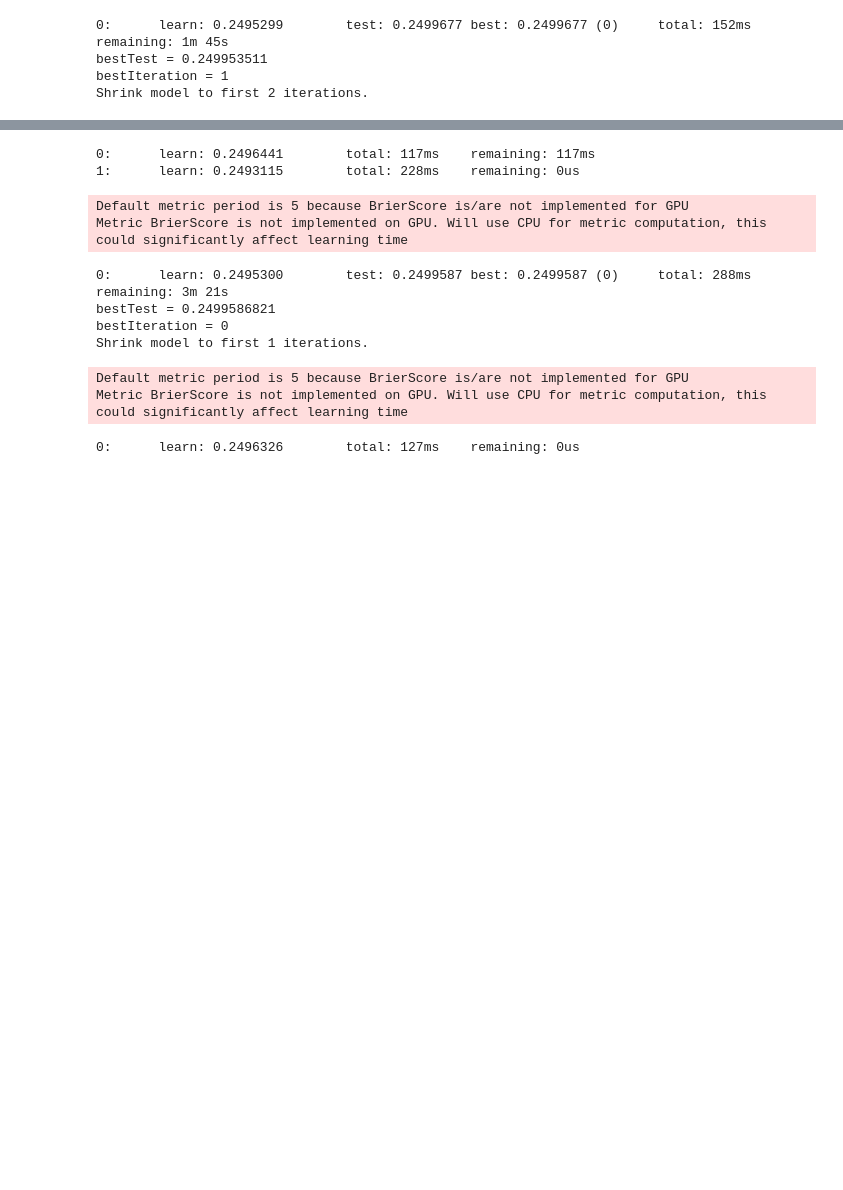
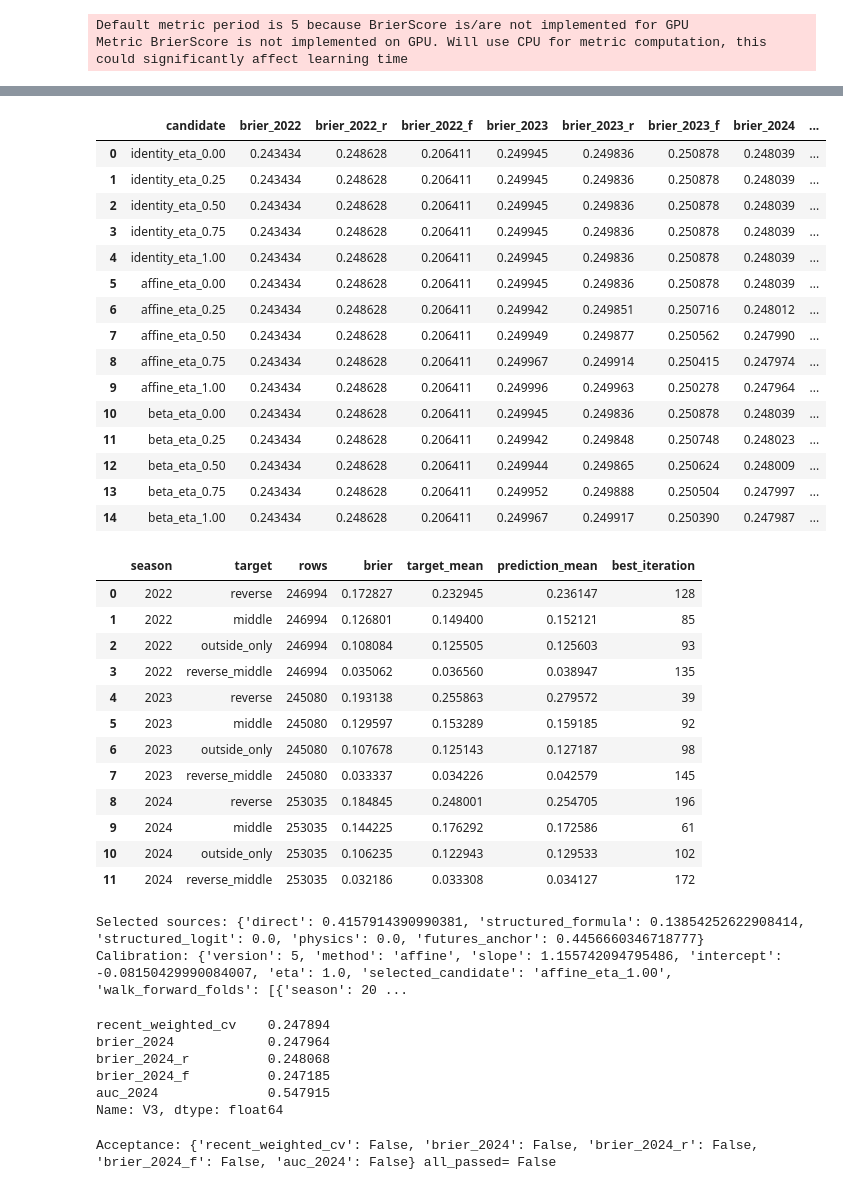
Before and after one commit to junhyun111/baseball, a Jupyter notebook: main.ipynb, the cells around one changed output, grey strips where cells are left out. Cells and saved outputs as stored; diff of their text form; code cells hidden in the pictures; blank space fills up the shorter version.

```diff
--- a/main.ipynb
+++ b/main.ipynb
@@ -23,21 +23,17 @@ for module, (distribution, wanted) in required_packages.items():
 if install:
     subprocess.check_call([sys.executable, "-m", "pip", "install", *install])
 # %%
-import json
 import os
 from pathlib import Path
 
 import pandas as pd
 from IPython.display import display
-from train_v4 import run as run_v4
+from train_v3 import run_training
 
 ROOT = Path.cwd().resolve()
 if not (ROOT / "result.py").exists():
     raise FileNotFoundError("프로젝트 루트에서 main.ipynb를 실행해 주세요.")
-DATA_DIR = Path(os.environ.get("BASEBALL_DATA_DIR", ROOT / "open" / "data")).resolve()
-if not (DATA_DIR / "train.csv").exists():
-    raise FileNotFoundError(f"학습 데이터를 찾을 수 없습니다: {DATA_DIR / 'train.csv'}")
-RUN_DIR = ROOT / "runs" / "research" / "strict_direct"
-print(f"project={ROOT}, data_dir={DATA_DIR}, run_dir={RUN_DIR}")
+RUN_DIR = Path(os.environ.get("BASEBALL_RUN_DIR", ROOT / "runs" / "v3")).resolve()
+print(f"project={ROOT}, run_dir={RUN_DIR}")
 print(f"task_type={os.environ.get('BASEBALL_TASK_TYPE', 'GPU')}, devices={os.environ.get('BASEBALL_GPU_DEVICES', '0')}")
 # %% [output]
@@ -50,8 +46,11 @@ task_type=GPU, devices=0
 # %%
-experiments = run_v4(ROOT, DATA_DIR)
-result_columns = [
-    "experiment_id", "stage", "feature_count", "brier_2022",
-    "brier_2023", "brier_2024", "weighted_brier", "decision",
-]
-display(experiments[[column for column in result_columns if column in experiments.columns]])
+result = run_training(ROOT, RUN_DIR)
+display(result["blend_candidates"])
+display(result["calibration_metrics"])
+display(result["failure_metrics"])
+print("Selected sources:", result["summary"]["ensemble"]["weight_map"])
+print("Calibration:", result["summary"]["calibration"])
+summary_keys = ["recent_weighted_cv", "brier_2024", "brier_2024_r", "brier_2024_f", "auc_2024"]
+display(pd.Series({key: result["summary"][key] for key in summary_keys}, name="V3"))
+print("Acceptance:", result["summary"]["acceptance"], "all_passed=", result["summary"]["all_acceptance_passed"])
 # %% [output]
@@ -70,4 +108,2 @@ Metric BrierScore is not implemented on GPU. Will use CPU for metric computation
-0:      learn: 0.2495299        test: 0.2499677 best: 0.2499677 (0)     total: 152ms    remaining: 1m 45s
-bestTest = 0.249953511
-bestIteration = 1
-Shrink model to first 2 iterations.
+Default metric period is 5 because BrierScore is/are not implemented for GPU
+Metric BrierScore is not implemented on GPU. Will use CPU for metric computation, this could significantly affect learning time
@@ -76,11 +132,38 @@ Metric BrierScore is not implemented on GPU. Will use CPU for metric computation
+|  | candidate | brier_2022 | brier_2022_r | brier_2022_f | brier_2023 | brier_2023_r | brier_2023_f | brier_2024 | ... |
+| 0 | identity_eta_0.00 | 0.243434 | 0.248628 | 0.206411 | 0.249945 | 0.249836 | 0.250878 | 0.248039 | ... |
+| 1 | identity_eta_0.25 | 0.243434 | 0.248628 | 0.206411 | 0.249945 | 0.249836 | 0.250878 | 0.248039 | ... |
+| 2 | identity_eta_0.50 | 0.243434 | 0.248628 | 0.206411 | 0.249945 | 0.249836 | 0.250878 | 0.248039 | ... |
+| 3 | identity_eta_0.75 | 0.243434 | 0.248628 | 0.206411 | 0.249945 | 0.249836 | 0.250878 | 0.248039 | ... |
+| 4 | identity_eta_1.00 | 0.243434 | 0.248628 | 0.206411 | 0.249945 | 0.249836 | 0.250878 | 0.248039 | ... |
+| 5 | affine_eta_0.00 | 0.243434 | 0.248628 | 0.206411 | 0.249945 | 0.249836 | 0.250878 | 0.248039 | ... |
+| 6 | affine_eta_0.25 | 0.243434 | 0.248628 | 0.206411 | 0.249942 | 0.249851 | 0.250716 | 0.248012 | ... |
+| 7 | affine_eta_0.50 | 0.243434 | 0.248628 | 0.206411 | 0.249949 | 0.249877 | 0.250562 | 0.247990 | ... |
+| 8 | affine_eta_0.75 | 0.243434 | 0.248628 | 0.206411 | 0.249967 | 0.249914 | 0.250415 | 0.247974 | ... |
+| 9 | affine_eta_1.00 | 0.243434 | 0.248628 | 0.206411 | 0.249996 | 0.249963 | 0.250278 | 0.247964 | ... |
+| 10 | beta_eta_0.00 | 0.243434 | 0.248628 | 0.206411 | 0.249945 | 0.249836 | 0.250878 | 0.248039 | ... |
+| 11 | beta_eta_0.25 | 0.243434 | 0.248628 | 0.206411 | 0.249942 | 0.249848 | 0.250748 | 0.248023 | ... |
+| 12 | beta_eta_0.50 | 0.243434 | 0.248628 | 0.206411 | 0.249944 | 0.249865 | 0.250624 | 0.248009 | ... |
+| 13 | beta_eta_0.75 | 0.243434 | 0.248628 | 0.206411 | 0.249952 | 0.249888 | 0.250504 | 0.247997 | ... |
+| 14 | beta_eta_1.00 | 0.243434 | 0.248628 | 0.206411 | 0.249967 | 0.249917 | 0.250390 | 0.247987 | ... |
+|  | season | target | rows | brier | target_mean | prediction_mean | best_iteration |
+| 0 | 2022 | reverse | 246994 | 0.172827 | 0.232945 | 0.236147 | 128 |
+| 1 | 2022 | middle | 246994 | 0.126801 | 0.149400 | 0.152121 | 85 |
+| 2 | 2022 | outside_only | 246994 | 0.108084 | 0.125505 | 0.125603 | 93 |
+| 3 | 2022 | reverse_middle | 246994 | 0.035062 | 0.036560 | 0.038947 | 135 |
+| 4 | 2023 | reverse | 245080 | 0.193138 | 0.255863 | 0.279572 | 39 |
+| 5 | 2023 | middle | 245080 | 0.129597 | 0.153289 | 0.159185 | 92 |
+| 6 | 2023 | outside_only | 245080 | 0.107678 | 0.125143 | 0.127187 | 98 |
+| 7 | 2023 | reverse_middle | 245080 | 0.033337 | 0.034226 | 0.042579 | 145 |
+| 8 | 2024 | reverse | 253035 | 0.184845 | 0.248001 | 0.254705 | 196 |
+| 9 | 2024 | middle | 253035 | 0.144225 | 0.176292 | 0.172586 | 61 |
+| 10 | 2024 | outside_only | 253035 | 0.106235 | 0.122943 | 0.129533 | 102 |
+| 11 | 2024 | reverse_middle | 253035 | 0.032186 | 0.033308 | 0.034127 | 172 |
-0:      learn: 0.2496441        total: 117ms    remaining: 117ms
-1:      learn: 0.2493115        total: 228ms    remaining: 0us
+Selected sources: {'direct': 0.4157914390990381, 'structured_formula': 0.13854252622908414, 'structured_logit': 0.0, 'physics': 0.0, 'futures_anchor': 0.4456660346718777}
+Calibration: {'version': 5, 'method': 'affine', 'slope': 1.155742094795486, 'intercept': -0.08150429990084007, 'eta': 1.0, 'selected_candidate': 'affine_eta_1.00', 'walk_forward_folds': [{'season': 20 ...
-Default metric period is 5 because BrierScore is/are not implemented for GPU
-Metric BrierScore is not implemented on GPU. Will use CPU for metric computation, this could significantly affect learning time
+recent_weighted_cv    0.247894
+brier_2024            0.247964
+brier_2024_r          0.248068
+brier_2024_f          0.247185
+auc_2024              0.547915
+Name: V3, dtype: float64
-0:      learn: 0.2495300        test: 0.2499587 best: 0.2499587 (0)     total: 288ms    remaining: 3m 21s
-bestTest = 0.2499586821
-bestIteration = 0
-Shrink model to first 1 iterations.
+Acceptance: {'recent_weighted_cv': False, 'brier_2024': False, 'brier_2024_r': False, 'brier_2024_f': False, 'auc_2024': False} all_passed= False
-Default metric period is 5 because BrierScore is/are not implemented for GPU
-Metric BrierScore is not implemented on GPU. Will use CPU for metric computation, this could significantly affect learning time
-0:      learn: 0.2496326        total: 127ms    remaining: 0us
```
Also changed, not shown: parts of 5 cells of this notebook, 24 other files.
